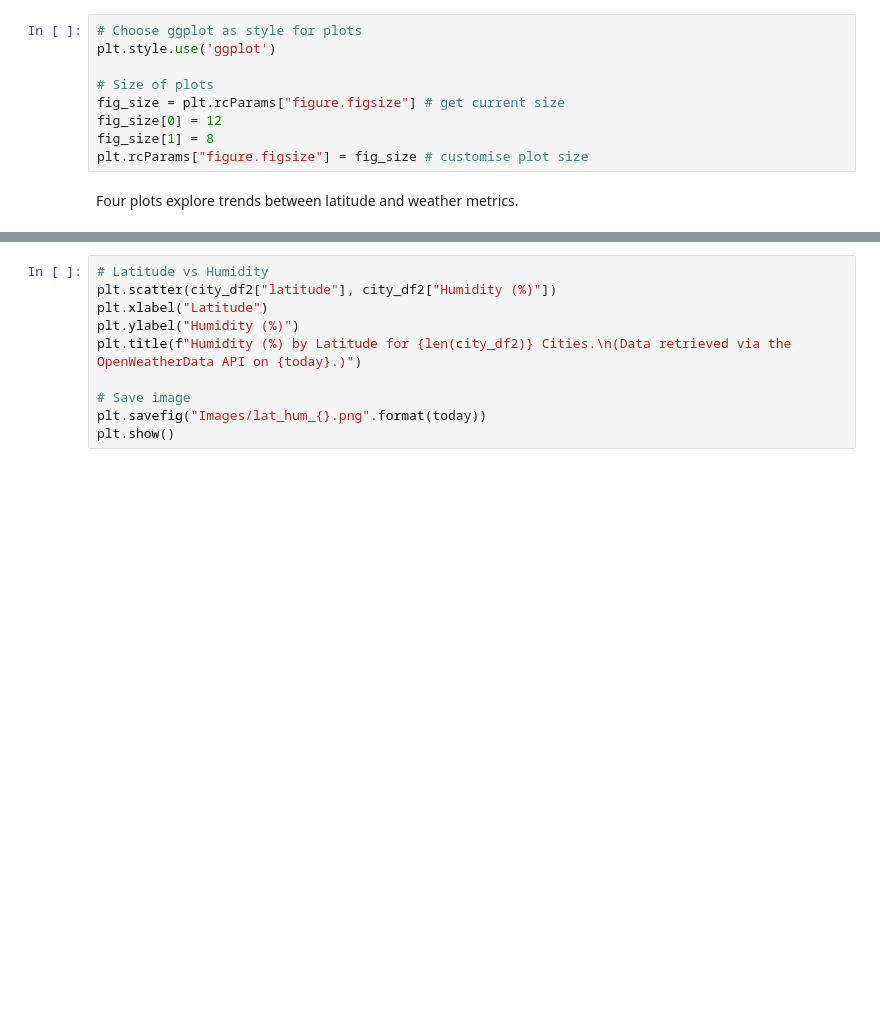
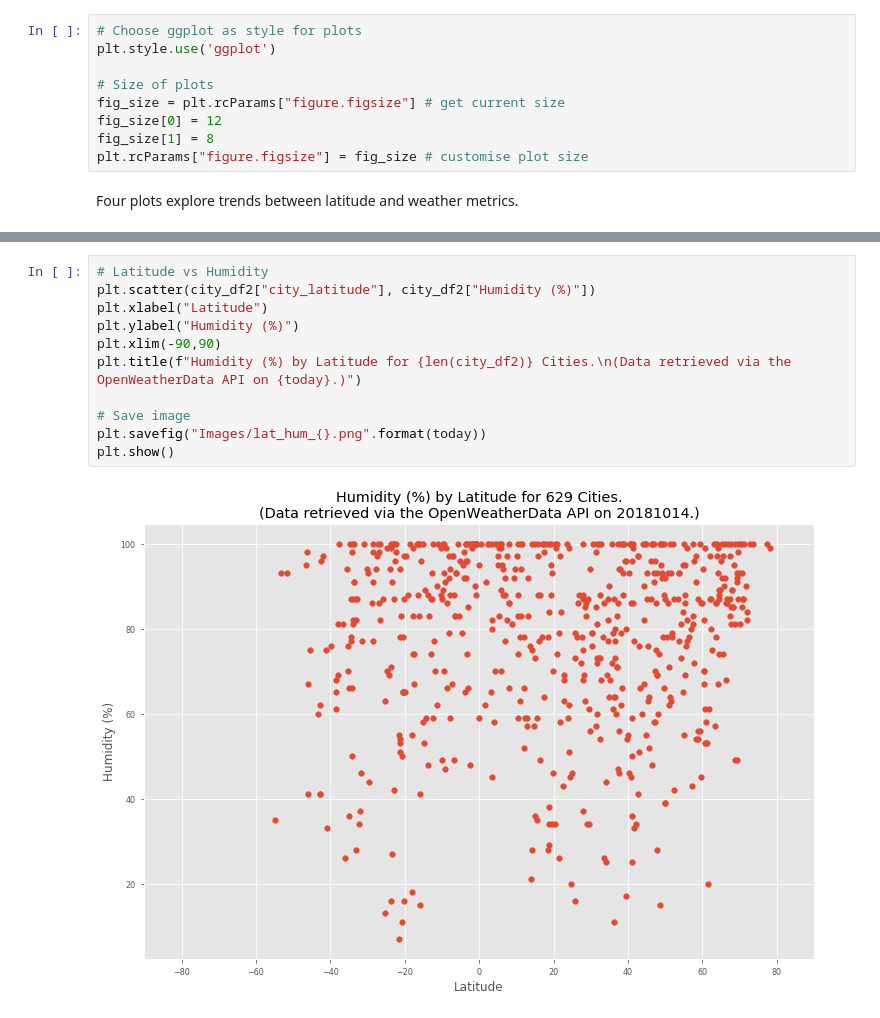
Before and after one commit to rochiecuevas/WeatherPy, a Jupyter notebook: WeatherPy.ipynb, the cells around one changed output, grey strips where cells are left out. Cells and saved outputs as stored; diff of their text form; blank space fills up the shorter version.

```diff
--- a/WeatherPy.ipynb
+++ b/WeatherPy.ipynb
@@ -287,12 +372,15 @@ plt.show()
 # %%
 # Latitude vs Humidity
-plt.scatter(city_df2["latitude"], city_df2["Humidity (%)"])
+plt.scatter(city_df2["city_latitude"], city_df2["Humidity (%)"])
 plt.xlabel("Latitude")
 plt.ylabel("Humidity (%)")
+plt.xlim(-90,90)
 plt.title(f"Humidity (%) by Latitude for {len(city_df2)} Cities.\n(Data retrieved via the OpenWeatherData API on {today}.)")
 
 # Save image
 plt.savefig("Images/lat_hum_{}.png".format(today))
 plt.show()
+# %% [output]
+[figure, added]
 # %%
 # Latitude vs Cloudiness
```
Also changed, not shown: parts of 24 cells of this notebook, 14 other files.
